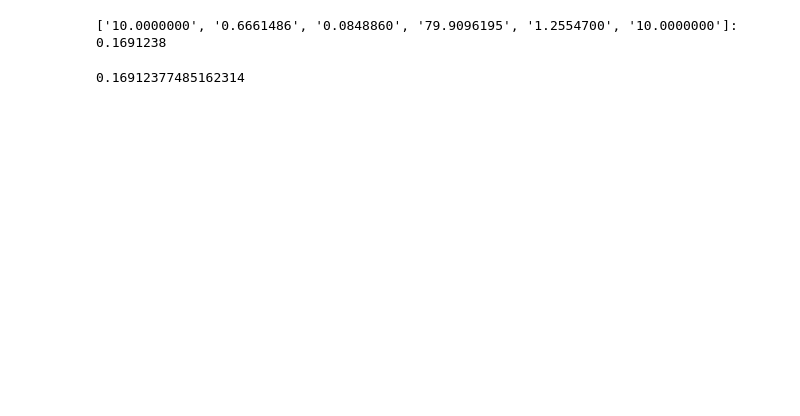
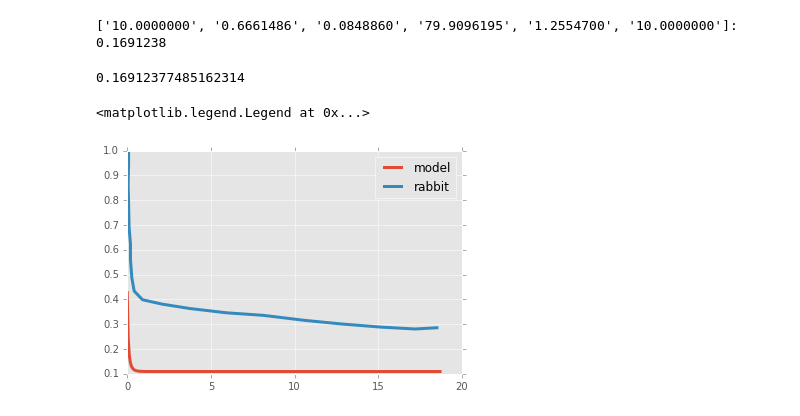
Before and after one commit to mbeyeler/pulse2percept, a Jupyter notebook: examples/notebooks/2.0-freeman2011-fit-Copy1.ipynb, the cells around one changed output. Cells and saved outputs as stored; diff of their text form; code cells hidden in the pictures; blank space fills up the shorter version.

```diff
--- a/examples/notebooks/2.0-freeman2011-fit-Copy1.ipynb
+++ b/examples/notebooks/2.0-freeman2011-fit-Copy1.ipynb
@@ -426,3 +462,13 @@ mse_model_exp2(res.x, freeman)
 # %% [output]
 ['10.0000000', '0.6661486', '0.0848860', '79.9096195', '1.2554700', '10.0000000']: 0.1691238
 0.16912377485162314
+# %%
+model = get_model(res.x)
+exp2 = run_exp2(res.x, model)
+# %%
+plt.plot(exp2['t_resp'], exp2['resp'], linewidth=3, label='model')
+plt.plot(freeman['long_term'][:, 0], freeman['long_term'][:, 1] / freeman['long_term'][0, 1], linewidth=3, label='rabbit')
+plt.legend()
+# %% [output]
+<matplotlib.legend.Legend at 0x...>
+[figure, added]
```
Also changed, not shown: parts of 6 cells of this notebook, 5 other files.
